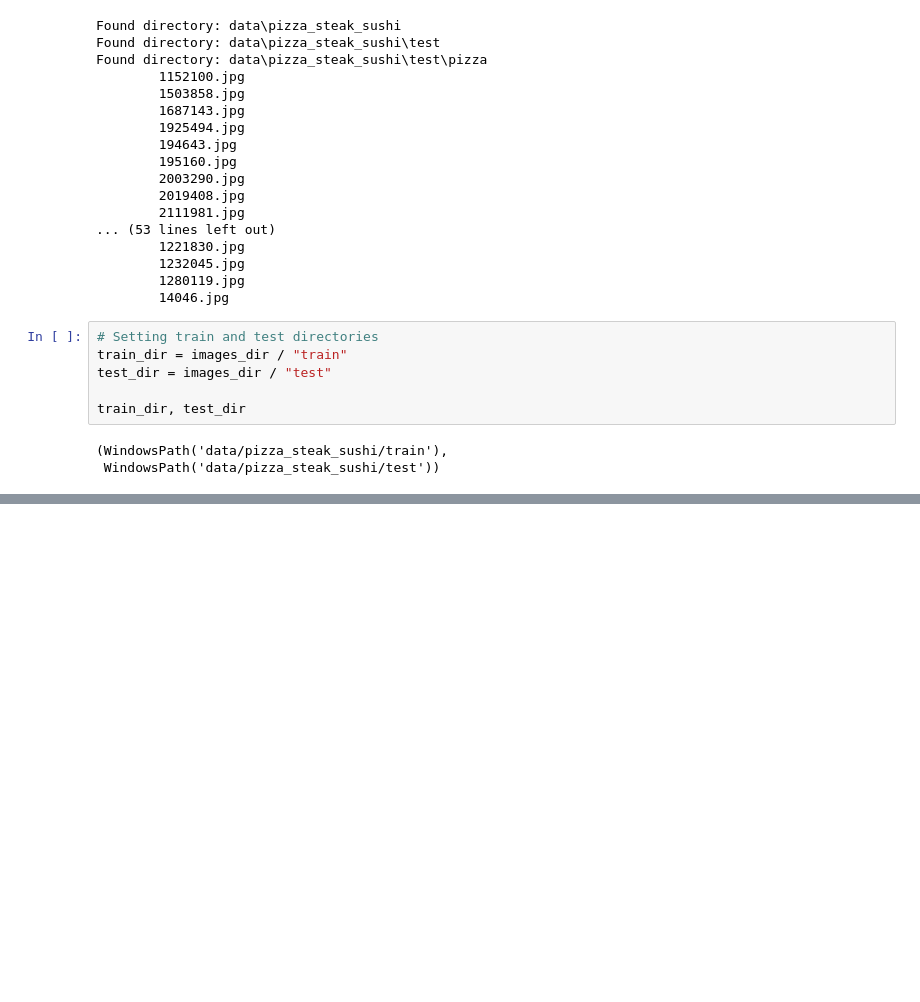
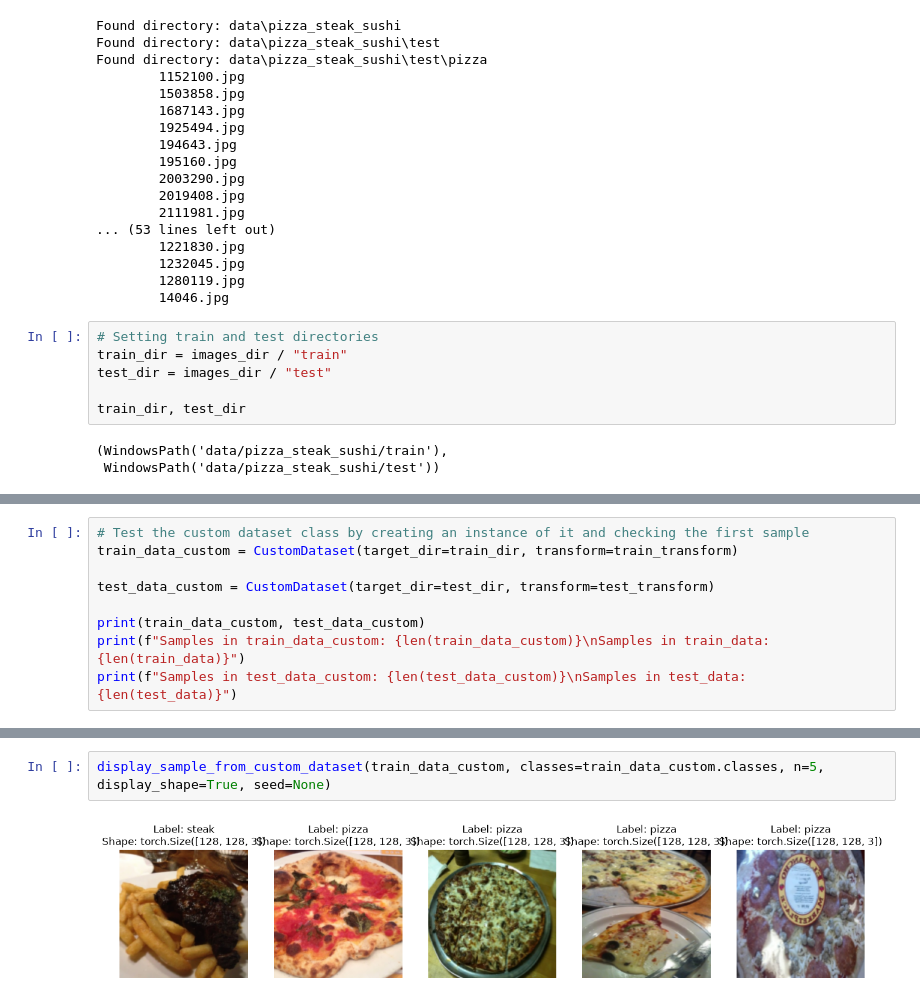
Before and after one commit to LovepreetSinghGhuman/PyTorch_Mastery, a Jupyter notebook: 04_PyTorch_Custom_Data.ipynb, the cells around one changed output, grey strips where cells are left out. Saved outputs shown, nothing was run; the diff lists cells and outputs as text; blank space fills up the shorter version.

```diff
--- a/04_PyTorch_Custom_Data.ipynb
+++ b/04_PyTorch_Custom_Data.ipynb
@@ -146,0 +368,9 @@ train_dir, test_dir
+# %%
+# Test the custom dataset class by creating an instance of it and checking the first sample
+train_data_custom = CustomDataset(target_dir=train_dir, transform=train_transform)
+
+test_data_custom = CustomDataset(target_dir=test_dir, transform=test_transform)
+
+print(train_data_custom, test_data_custom)
+print(f"Samples in train_data_custom: {len(train_data_custom)}\nSamples in train_data: {len(train_data)}")
+print(f"Samples in test_data_custom: {len(test_data_custom)}\nSamples in test_data: {len(test_data)}")
@@ -146,0 +421,4 @@ train_dir, test_dir
+# %%
+display_sample_from_custom_dataset(train_data_custom, classes=train_data_custom.classes, n=5, display_shape=True, seed=None)
+# %% [output]
+[figure, added]
```
Also changed, not shown: parts of 18 cells of this notebook.
